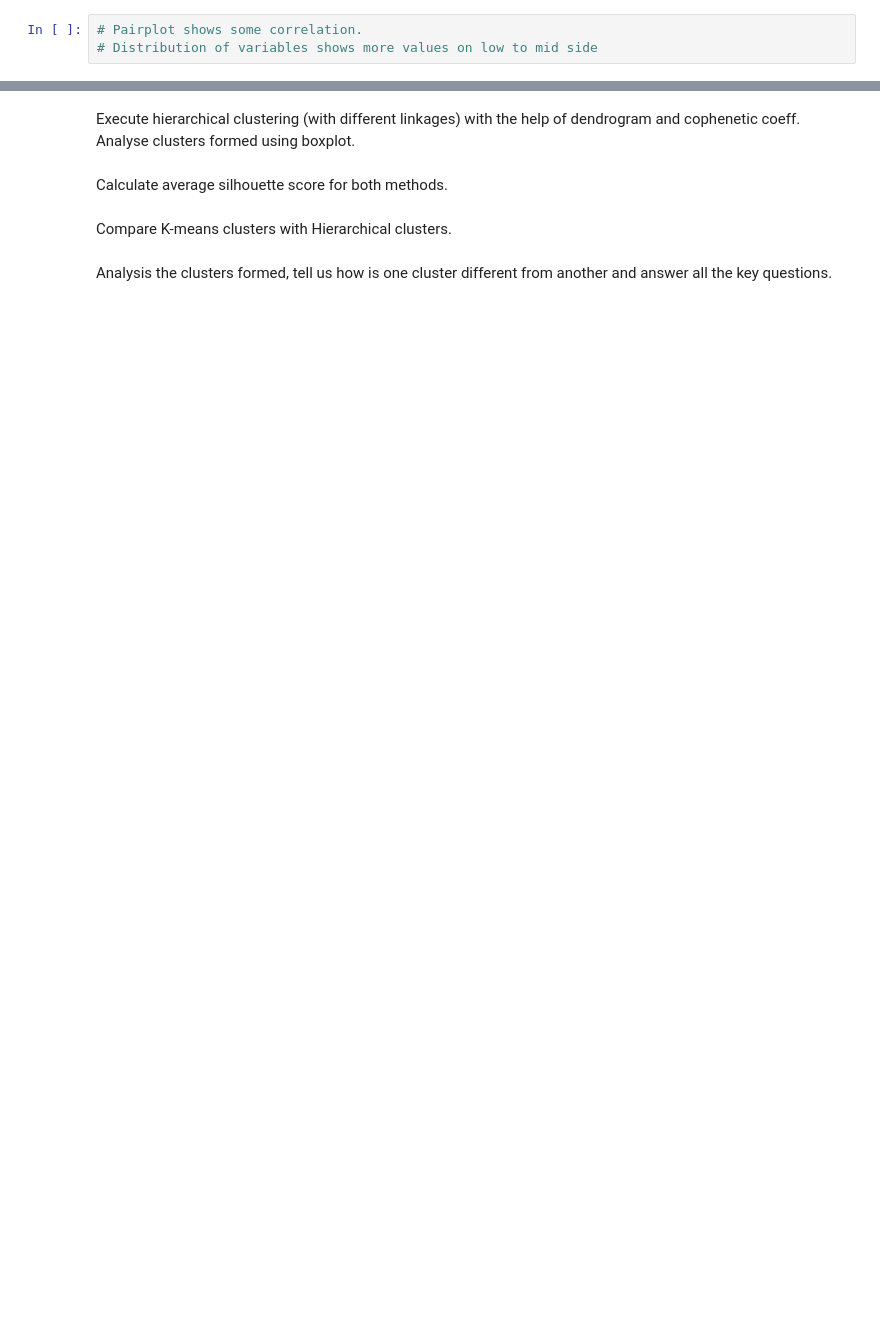
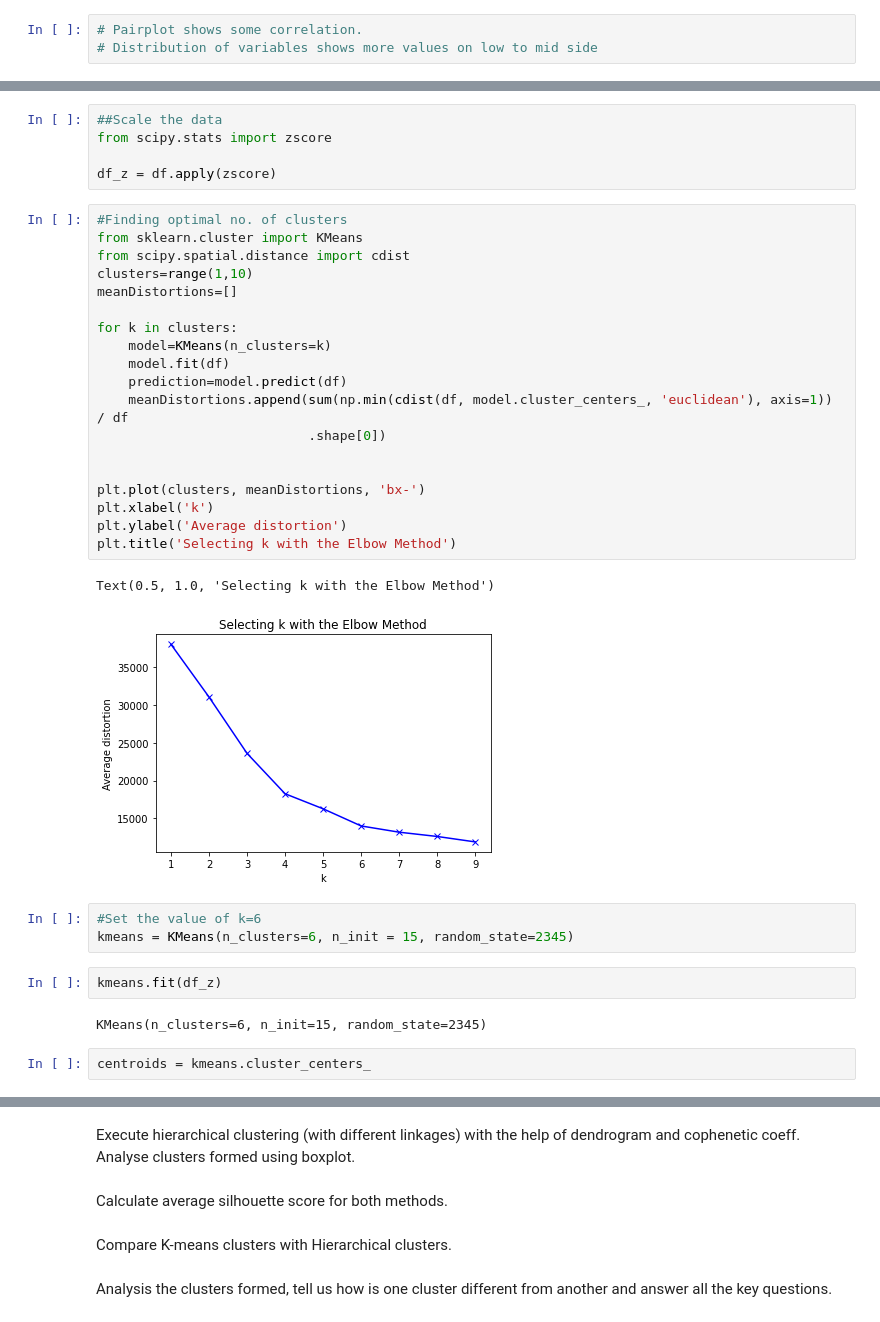
Before and after one commit to lauren-alexandra/credit-card-customer-segmentation, a Jupyter notebook: AllLife_Credit_Card_Customer_Segmentation.ipynb, the cells around one changed output, grey strips where cells are left out. Saved outputs shown, nothing was run; the diff lists cells and outputs as text; blank space fills up the shorter version.

```diff
--- a/AllLife_Credit_Card_Customer_Segmentation.ipynb
+++ b/AllLife_Credit_Card_Customer_Segmentation.ipynb
@@ -170,0 +165,36 @@ Execute K-means clustering use elbow plot and analyse clusters using boxplot.
+# %%
+##Scale the data
+from scipy.stats import zscore
+
+df_z = df.apply(zscore)
+# %%
+#Finding optimal no. of clusters
+from sklearn.cluster import KMeans
+from scipy.spatial.distance import cdist
+clusters=range(1,10)
+meanDistortions=[]
+
+for k in clusters:
+    model=KMeans(n_clusters=k)
+    model.fit(df)
+    prediction=model.predict(df)
+    meanDistortions.append(sum(np.min(cdist(df, model.cluster_centers_, 'euclidean'), axis=1)) / df
+                           .shape[0])
+
+
+plt.plot(clusters, meanDistortions, 'bx-')
+plt.xlabel('k')
+plt.ylabel('Average distortion')
+plt.title('Selecting k with the Elbow Method')
+# %% [output]
+Text(0.5, 1.0, 'Selecting k with the Elbow Method')
+[figure, added]
+# %%
+#Set the value of k=6
+kmeans = KMeans(n_clusters=6, n_init = 15, random_state=2345)
+# %%
+kmeans.fit(df_z)
+# %% [output]
+KMeans(n_clusters=6, n_init=15, random_state=2345)
+# %%
+centroids = kmeans.cluster_centers_
```
Also changed, not shown: parts of 26 cells of this notebook.
